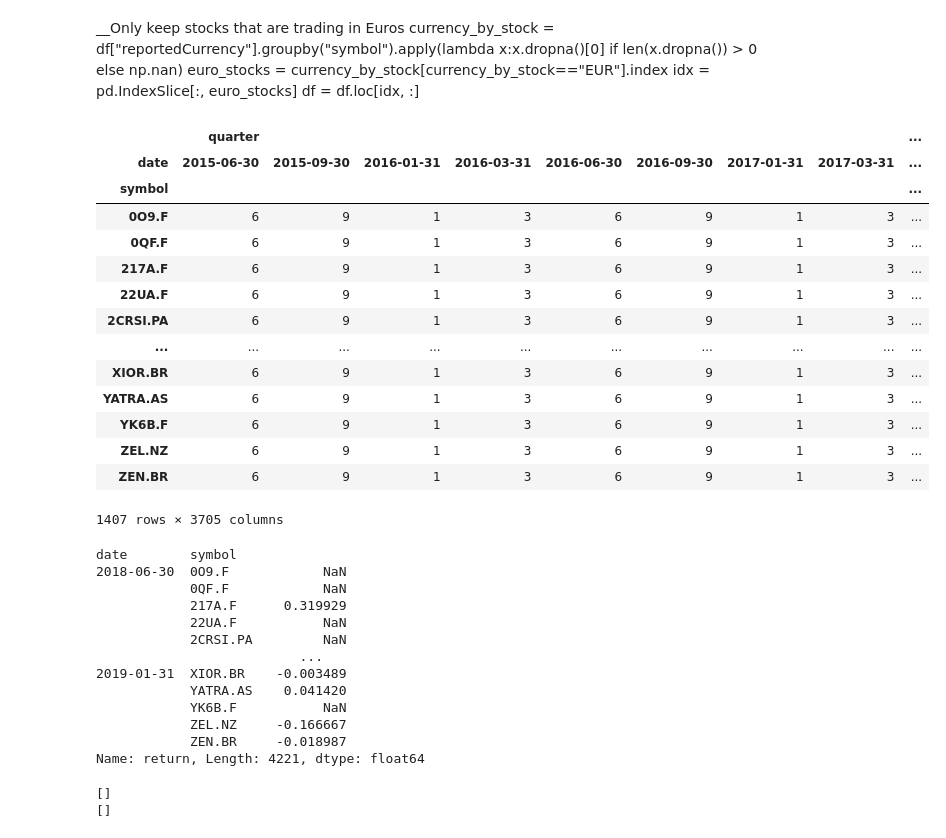
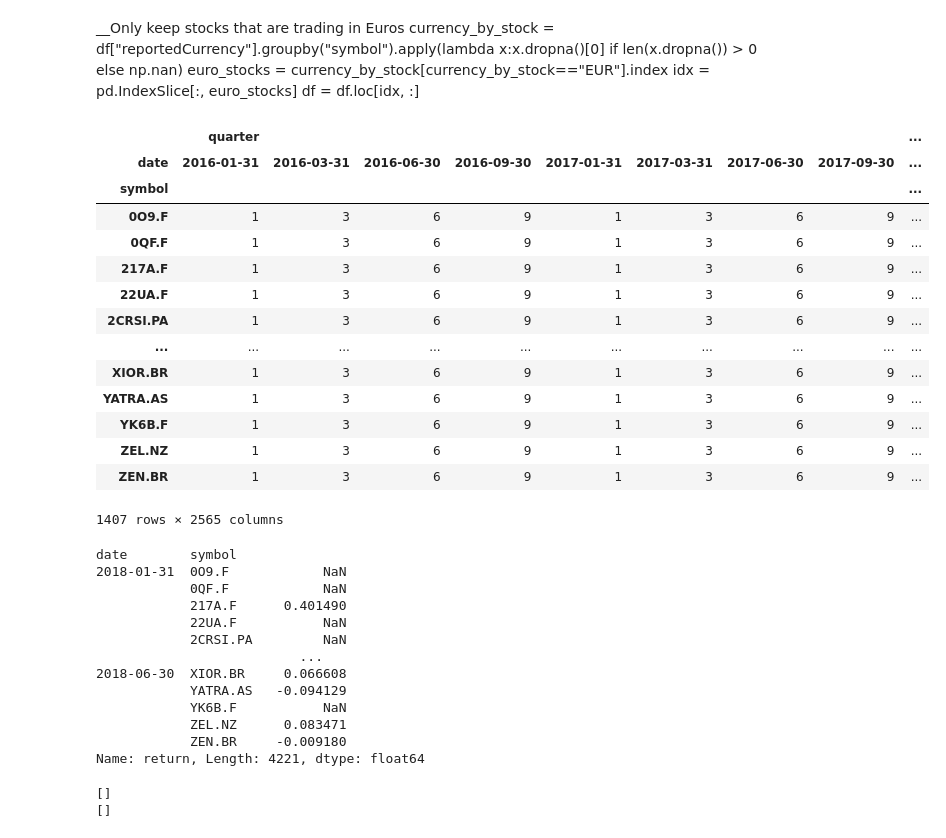
Before and after one commit to kaancaylan/quinten-stock-prediction, a Jupyter notebook: notebooks/modelling.ipynb, the cells around one changed output. Saved outputs shown, nothing was run; the diff lists cells and outputs as text; code cells hidden in the pictures.

```diff
--- a/notebooks/modelling.ipynb
+++ b/notebooks/modelling.ipynb
@@ -59,45 +59,45 @@ idx = pd.IndexSlice[:, euro_stocks]
 df = df.loc[idx, :]
 # %%
 # Set train and validation dates
-train_dates = {"start": dt.datetime(2015, 6, 30), "end": dt.datetime(2018, 6, 30)}
-val_dates = {"start": dt.datetime(2018, 6, 30), "end": dt.datetime(2019, 1, 31)}
+train_dates = {"start": dt.datetime(2016, 1, 31), "end": dt.datetime(2018, 1, 31)}
+val_dates = {"start": dt.datetime(2018, 1, 31), "end": dt.datetime(2018, 6, 30)}
 
 X_train = df.loc[train_dates["start"]: train_dates["end"]]
 X_train = X_train.unstack(level=0).drop("year", axis=1)
 X_train
 # %% [output]
 |  | quarter |  |  |  |  |  |  |  | ... |
-| date | 2015-06-30 | 2015-09-30 | 2016-01-31 | 2016-03-31 | 2016-06-30 | 2016-09-30 | 2017-01-31 | 2017-03-31 | ... |
+| date | 2016-01-31 | 2016-03-31 | 2016-06-30 | 2016-09-30 | 2017-01-31 | 2017-03-31 | 2017-06-30 | 2017-09-30 | ... |
 | symbol |  |  |  |  |  |  |  |  | ... |
-| 0O9.F | 6 | 9 | 1 | 3 | 6 | 9 | 1 | 3 | ... |
-| 0QF.F | 6 | 9 | 1 | 3 | 6 | 9 | 1 | 3 | ... |
-| 217A.F | 6 | 9 | 1 | 3 | 6 | 9 | 1 | 3 | ... |
-| 22UA.F | 6 | 9 | 1 | 3 | 6 | 9 | 1 | 3 | ... |
-| 2CRSI.PA | 6 | 9 | 1 | 3 | 6 | 9 | 1 | 3 | ... |
+| 0O9.F | 1 | 3 | 6 | 9 | 1 | 3 | 6 | 9 | ... |
+| 0QF.F | 1 | 3 | 6 | 9 | 1 | 3 | 6 | 9 | ... |
+| 217A.F | 1 | 3 | 6 | 9 | 1 | 3 | 6 | 9 | ... |
+| 22UA.F | 1 | 3 | 6 | 9 | 1 | 3 | 6 | 9 | ... |
+| 2CRSI.PA | 1 | 3 | 6 | 9 | 1 | 3 | 6 | 9 | ... |
 | ... | ... | ... | ... | ... | ... | ... | ... | ... | ... |
-| XIOR.BR | 6 | 9 | 1 | 3 | 6 | 9 | 1 | 3 | ... |
-| YATRA.AS | 6 | 9 | 1 | 3 | 6 | 9 | 1 | 3 | ... |
-| YK6B.F | 6 | 9 | 1 | 3 | 6 | 9 | 1 | 3 | ... |
-| ZEL.NZ | 6 | 9 | 1 | 3 | 6 | 9 | 1 | 3 | ... |
-| ZEN.BR | 6 | 9 | 1 | 3 | 6 | 9 | 1 | 3 | ... |
+| XIOR.BR | 1 | 3 | 6 | 9 | 1 | 3 | 6 | 9 | ... |
+| YATRA.AS | 1 | 3 | 6 | 9 | 1 | 3 | 6 | 9 | ... |
+| YK6B.F | 1 | 3 | 6 | 9 | 1 | 3 | 6 | 9 | ... |
+| ZEL.NZ | 1 | 3 | 6 | 9 | 1 | 3 | 6 | 9 | ... |
+| ZEN.BR | 1 | 3 | 6 | 9 | 1 | 3 | 6 | 9 | ... |
-1407 rows × 3705 columns
+1407 rows × 2565 columns
 # %%
 # y_train =
 test_per_rets = df.loc[val_dates["start"]: val_dates["end"], "return"]
 test_per_rets
 # %% [output]
 date        symbol
-2018-06-30  0O9.F            NaN
+2018-01-31  0O9.F            NaN
             0QF.F            NaN
-            217A.F      0.319929
+            217A.F      0.401490
             22UA.F           NaN
             2CRSI.PA         NaN
                           ...
-2019-01-31  XIOR.BR    -0.003489
-            YATRA.AS    0.041420
+2018-06-30  XIOR.BR     0.066608
+            YATRA.AS   -0.094129
             YK6B.F           NaN
-            ZEL.NZ     -0.166667
-            ZEN.BR     -0.018987
+            ZEL.NZ      0.083471
+            ZEN.BR     -0.009180
 Name: return, Length: 4221, dtype: float64
 # %%
 # drop stocks with missing returns for this period
```
Also changed, not shown: parts of 11 cells of this notebook.
